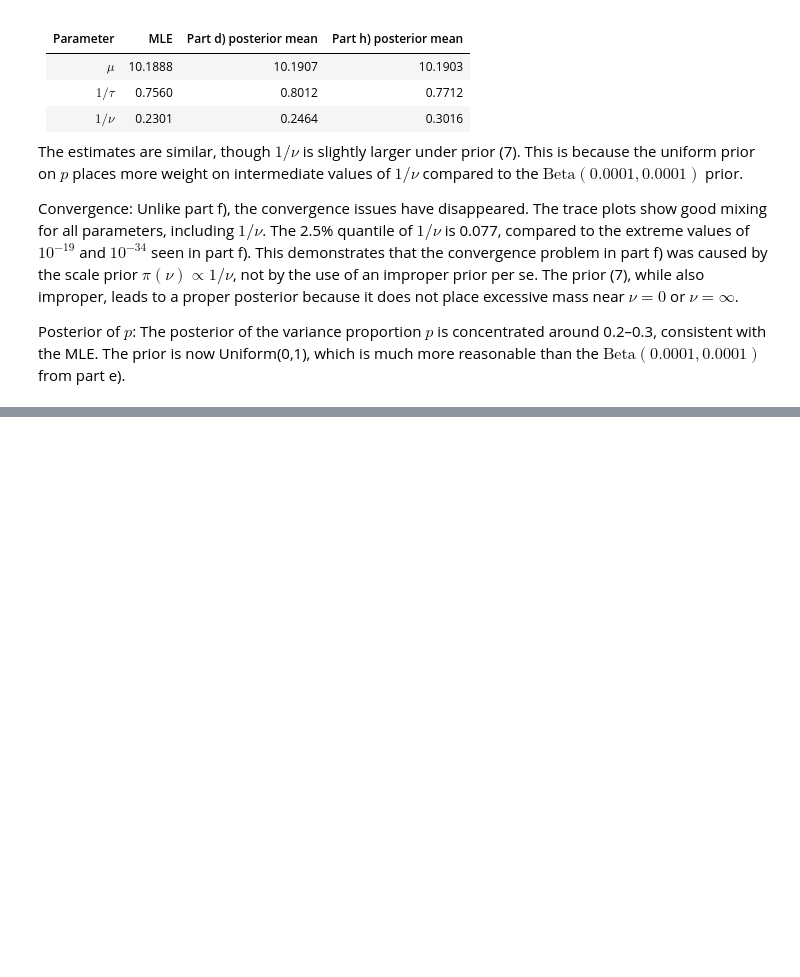
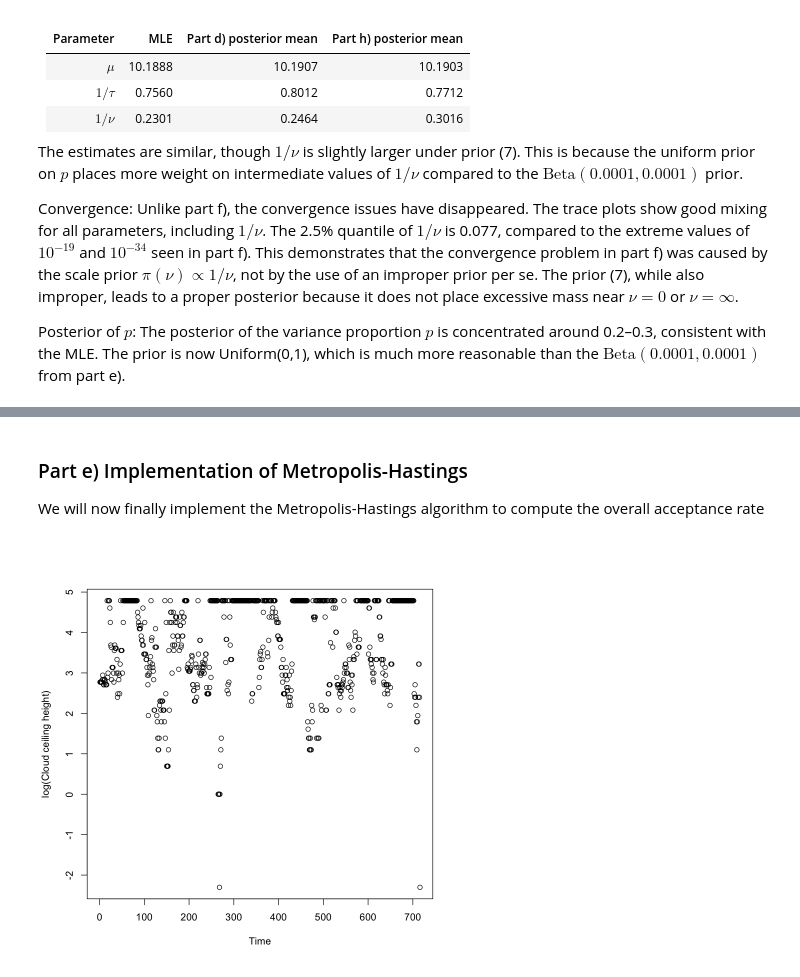
Before and after one commit to mirkovicdev/project2, a Jupyter notebook: project2.ipynb, the cells around one changed output, grey strips where cells are left out. Cells and saved outputs as stored; diff of their text form; code cells hidden in the pictures; blank space fills up the shorter version.

```diff
--- a/project2.ipynb
+++ b/project2.ipynb
@@ -823,0 +1453,10 @@ Posterior of $p$: The posterior of the variance proportion $p$ is concentrated a
+# %% [markdown]
+### Part e) Implementation of Metropolis-Hastings
+
+We will now finally implement the Metropolis-Hastings algorithm to compute the overall acceptance rate
+# %%
+ load(url("https://www.math.ntnu.no/emner/TMA4300/2026v/clouds.RData"))
+ par(bg="white")
+ plot(clouds$z, xlab="Time", ylab="log(Cloud ceiling height)")
+# %% [output]
+[figure, added]
```
Also changed, not shown: parts of 4 cells of this notebook.
